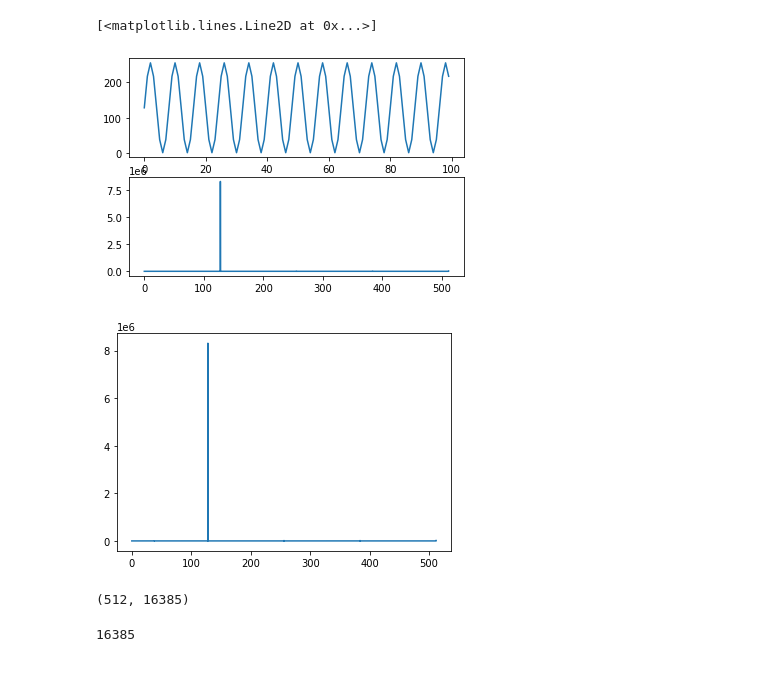
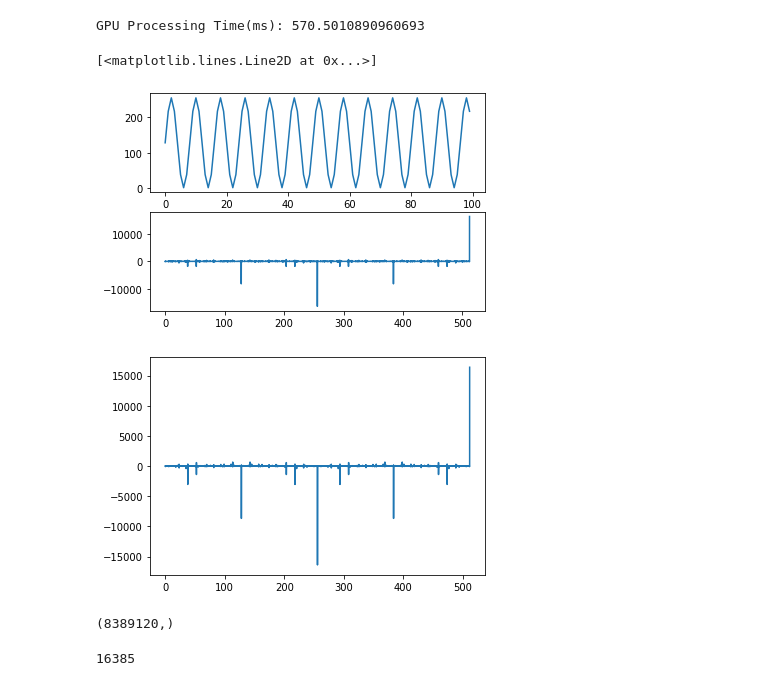
Before and after one commit to liuweiseu/fast_pfb, a Jupyter notebook: cuda_pfb_test.ipynb, the cells around one changed output. Cells and saved outputs as stored; diff of their text form; code cells hidden in the pictures.

Commit message:
modify cuda_pfb.py, making it work with C code.

```diff
--- a/cuda_pfb_test.ipynb
+++ b/cuda_pfb_test.ipynb
@@ -1,42 +1,44 @@
 # %%
 import cuda_pfb
 import numpy as np
 from matplotlib import pyplot as plt
+import time
 import imp
 imp.reload(cuda_pfb)
 
 taps = 4
 spectra = 512
 channels = 16384
 samples = 2 * channels * (spectra + taps-1)
-
-weights = np.ones((2 * channels * taps,)).astype(np.float32)
 
 fs = 1024  # sample freq  = 1GSps
 fin = 128  # input freq: 128MHz
 t = np.arange(0,samples,1)
 tmp = 127*np.sin(t * 2*np.pi*fin/fs) + 128
 din = tmp.astype(np.uint8)
 plt.figure(1)
 plt.subplot(2,1,1)
 plt.plot(din[0:100])
 
-dout = cuda_pfb.cuda_pfb(din, weights)
+t0 = time.time()
+dout = cuda_pfb.cuda_pfb(din)
+t1 = time.time()
+print('GPU Processing Time(ms):',(t1-t0)*1000)
 
-#dout[:,0] = 0
-x = fs/16385/2 * np.arange(0,16385,1)
+x = fs/(channels+1)/2 * np.arange(0,(channels+1),1)
 plt.subplot(2,1,2)
-plt.plot(x, abs(dout[0:channels+1]))
+plt.plot(x, dout[0:channels+1])
 plt.figure(2)
-plt.plot(x,abs(dout[channels+1:2*(channels+1)]))
+plt.plot(x,dout[channels+1:2*(channels+1)])
 # %% [output]
-[<matplotlib.lines.Line2D at 0x...>]
+GPU Processing Time(ms): 570.5010890960693
+[<matplotlib.lines.Line2D at 0x...>]
-[figure, old version]
+[figure, new version]
-[figure, old version]
+[figure, new version]
 # %%
 print(dout.shape)
 # %% [output]
-(512, 16385)
+(8389120,)
 # %%
 len(dout[0:16385])
 # %% [output]
```
Also changed, not shown: 1 other file.
